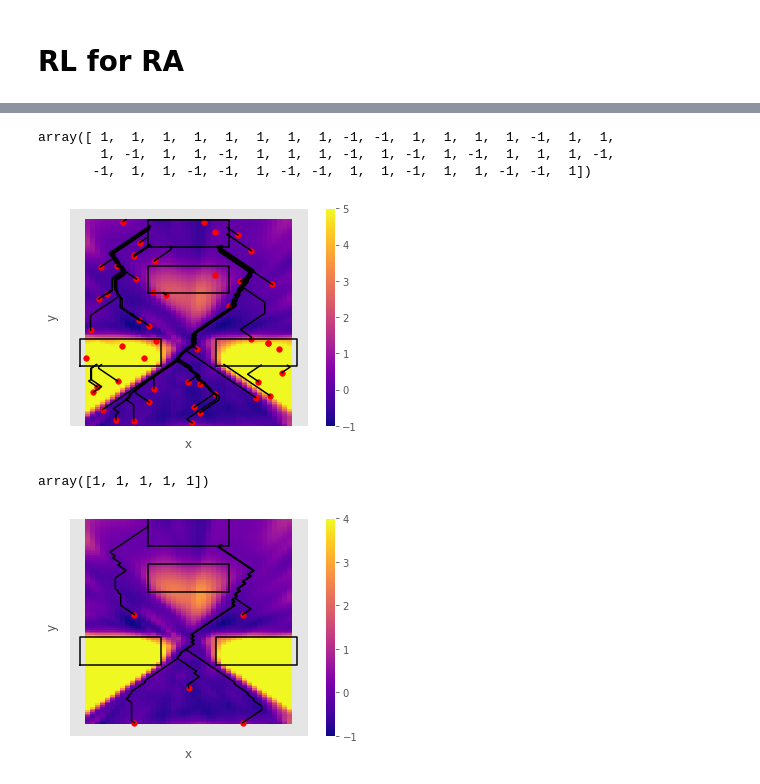
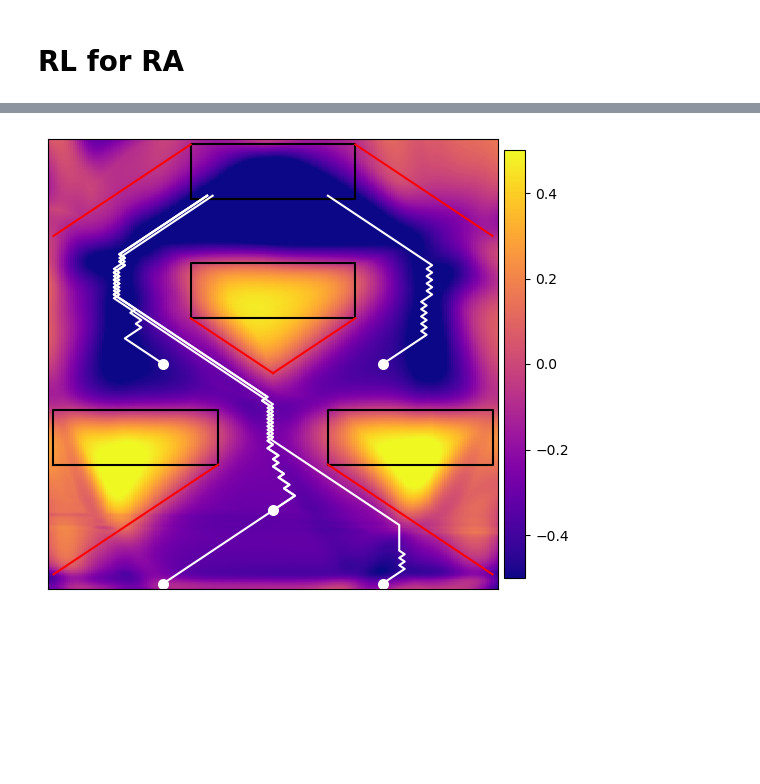
Before and after one commit to HJReachability/safety_rl, a Jupyter notebook: exp_zermelo_RA.ipynb, the cells around one changed output, grey strips where cells are left out. Saved outputs shown, nothing was run; the diff lists cells and outputs as text; code cells hidden in the pictures; blank space fills up the shorter version.

```diff
--- a/exp_zermelo_RA.ipynb
+++ b/exp_zermelo_RA.ipynb
@@ -75,8 +70,10 @@ print(gamma)
 # %%
 # == Environment ==
-env = gym.make(env_name, device=device, mode='RA')
+if toEnd:
+    env = gym.make(env_name, device=device, mode='RA', doneType='toEnd')
+else:
+    env = gym.make(env_name, device=device, mode='RA')
 env.set_costParam(scaling=1.)
-print(env.scaling)
 
 # == Discretization ==
 grid_cells = (41, 121)
@@ -95,8 +91,2 @@ action_list = np.arange(action_num)
 zermelo_kc-v0
 2 3
-# %%
-s = np.array([-1, 8.5])
-env.state = s
-print(env.safety_margin(s), env.target_margin(s))
-s, c,d,i = env.step(action=2)
-print(s, c,d,i)
@@ -106,8 +93,9 @@ print(s, c,d,i)
 # %%
 #== AGENT ==
-vmin = -2
-vmax = 4
-agent=DDQN(s_dim, action_num, CONFIG, action_list, mode='RA')
-training_records = agent.learn(env, MAX_EPISODES=CONFIG.MAX_EPISODES, MAX_EP_STEPS=CONFIG.MAX_EP_STEPS,
-                               running_cost_th=-1, report_period=2000, vmin=vmin, vmax=vmax)
+vmin = -1
+vmax = 1
+report_period = int(update_period / 2)
+agent=DDQN(s_dim, action_num, CONFIG, action_list, mode='RA', RA_scaling=1.)
+training_records, trainProgress = agent.learn(env, MAX_EPISODES=CONFIG.MAX_EPISODES, MAX_EP_STEPS=CONFIG.MAX_EP_STEPS,
+                                              report_period=report_period, vmin=vmin, vmax=vmax, warmupQ=False, toEnd=toEnd)
 # %% [output]
@@ -130,0 +128,9 @@ Ep[6000 - (0.21,0.99988,4.0e-03)]: Running/Real cost: 0.81/1.00; success/failure
+# %%
+matplotlib.style.use('default')
+fig, ax = plt.subplots(1,1,figsize=(3,3))
+trainProgress = np.array(trainProgress)
+ax.plot(np.arange(trainProgress.shape[0]), trainProgress[:,0])
+ax.set_xlabel(r'Number of accesses ($\times10^5$)')
+fig.tight_layout()
+fig.savefig('figure/RA_toend_train.eps')
+plt.show()
@@ -131,16 +139,9 @@ Ep[6000 - (0.21,0.99988,4.0e-03)]: Running/Real cost: 0.81/1.00; success/failure
 # %%
-env.visualize_analytic_comparison(agent.Q_network, True, vmin=-1, vmax=5)
-#env.plot_trajectories(agent.Q_network, T=60, num_rnd_traj=5, states=env.visual_initial_states)
-env.plot_trajectories(agent.Q_network, T=200, num_rnd_traj=50)
-#plt.savefig('figure/lagrange_1_1_500.eps')
+#fig = plt.figure(figsize=(3,3))
+env.visualize_analytic_comparison(agent.Q_network, True, vmin=-.5, vmax=.5, nx=201, ny=601, labels=None)
+env.plot_reach_avoid_set()
+env.plot_trajectories(agent.Q_network, T=150, num_rnd_traj=5, states=env.visual_initial_states)
+plt.tight_layout()
+plt.savefig('figure/RA_toend.eps')
 # %% [output]
-array([ 1,  1,  1,  1,  1,  1,  1,  1, -1, -1,  1,  1,  1,  1, -1,  1,  1,
-        1, -1,  1,  1, -1,  1,  1,  1, -1,  1, -1,  1, -1,  1,  1,  1, -1,
-       -1,  1,  1, -1, -1,  1, -1, -1,  1,  1, -1,  1,  1, -1, -1,  1])
-[figure, old version]
+[figure, new version]
-# %%
-env.visualize_analytic_comparison(agent.Q_network, True, vmin=-1, vmax=4)
-env.plot_trajectories(agent.Q_network, T=150, num_rnd_traj=5, states=env.visual_initial_states)
-# %% [output]
-array([1, 1, 1, 1, 1])
-[figure, removed]
```
Also changed, not shown: parts of 8 cells of this notebook, 2 other files.
